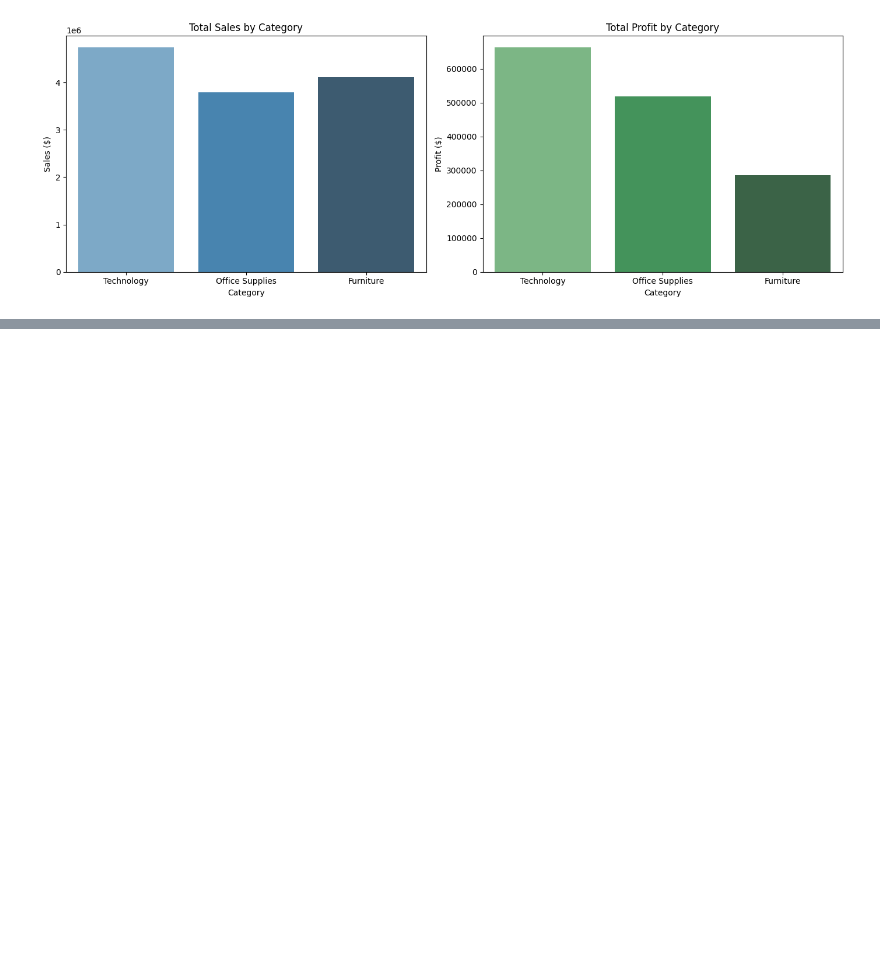
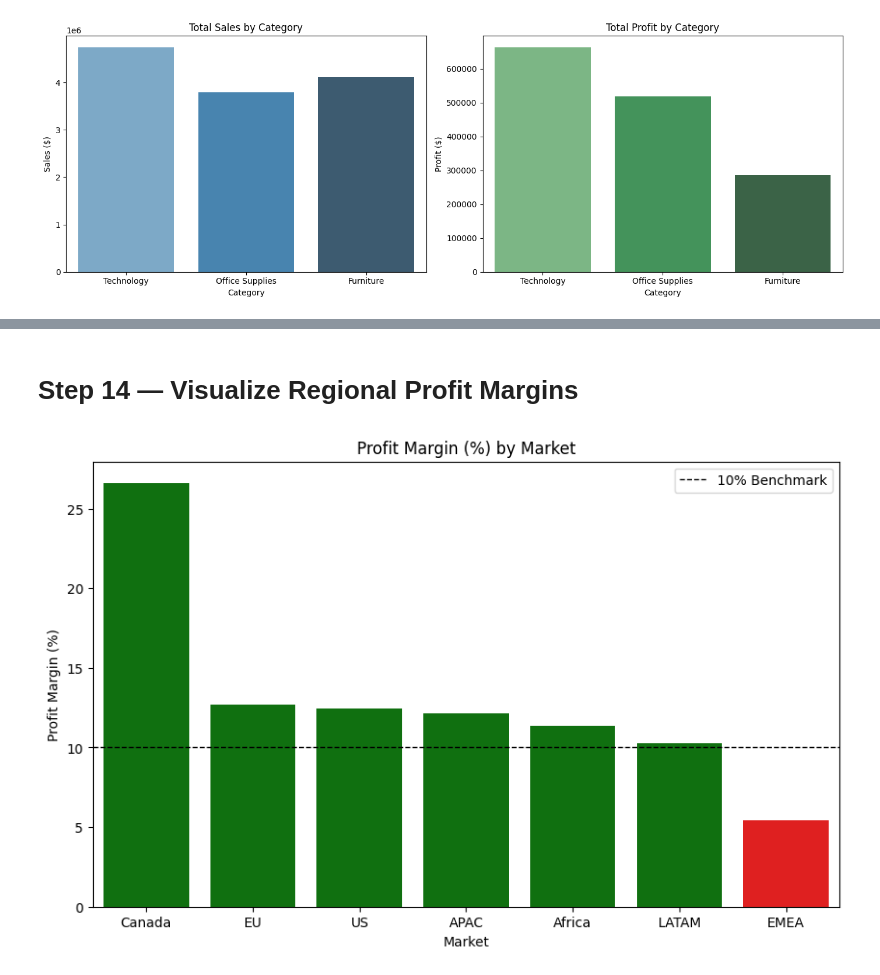
Before and after one commit to AiWriter404/Global-Superstore-Sales-Analysis, a Jupyter notebook: Global-Superstore-Sales-Analysis.ipynb, the cells around one changed output, grey strips where cells are left out. Drawn from its saved outputs; the diff is of its cells as text; code cells hidden in the pictures; blank space fills up the shorter version.

```diff
--- a/Global-Superstore-Sales-Analysis.ipynb
+++ b/Global-Superstore-Sales-Analysis.ipynb
@@ -235,0 +259,5 @@ plt.show()
+# %%
+region_summary = df.groupby('Market')[['Sales', 'Profit']].sum().sort_values('Profit', ascending=False)
+region_summary['Profit Margin (%)'] = (region_summary['Profit'] / region_summary['Sales']) * 100
+
+print(region_summary)
@@ -235,0 +274,15 @@ plt.show()
+# %% [markdown]
+# **Step 14 — Visualize Regional Profit Margins**
+# %%
+plt.figure(figsize=(10, 6))
+region_sorted = region_summary.sort_values('Profit Margin (%)', ascending=False)
+colors = ['green' if x > 10 else 'red' for x in region_sorted['Profit Margin (%)']]
+
+sns.barplot(x=region_sorted.index, y=region_sorted['Profit Margin (%)'], hue=region_sorted.index, palette=colors, legend=False)
+plt.title('Profit Margin (%) by Market')
+plt.ylabel('Profit Margin (%)')
+plt.axhline(10, color='black', linestyle='--', linewidth=1, label='10% Benchmark')
+plt.legend()
+plt.show()
+# %% [output]
+[figure, added]
```
Also changed, not shown: parts of 8 cells of this notebook.
